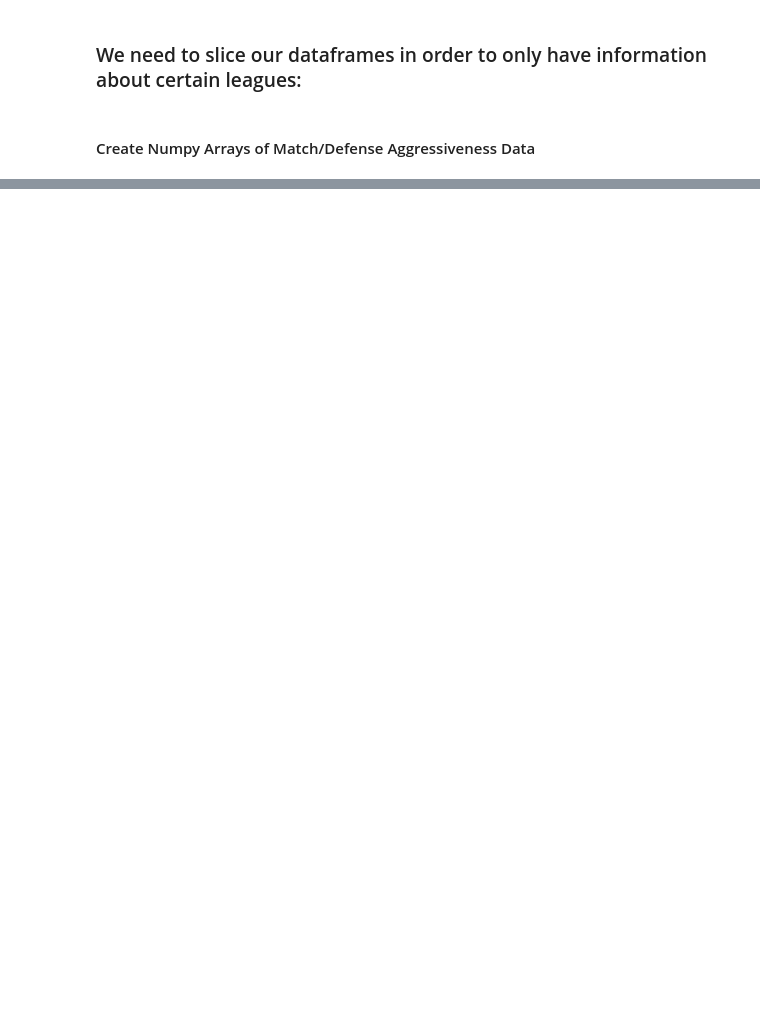
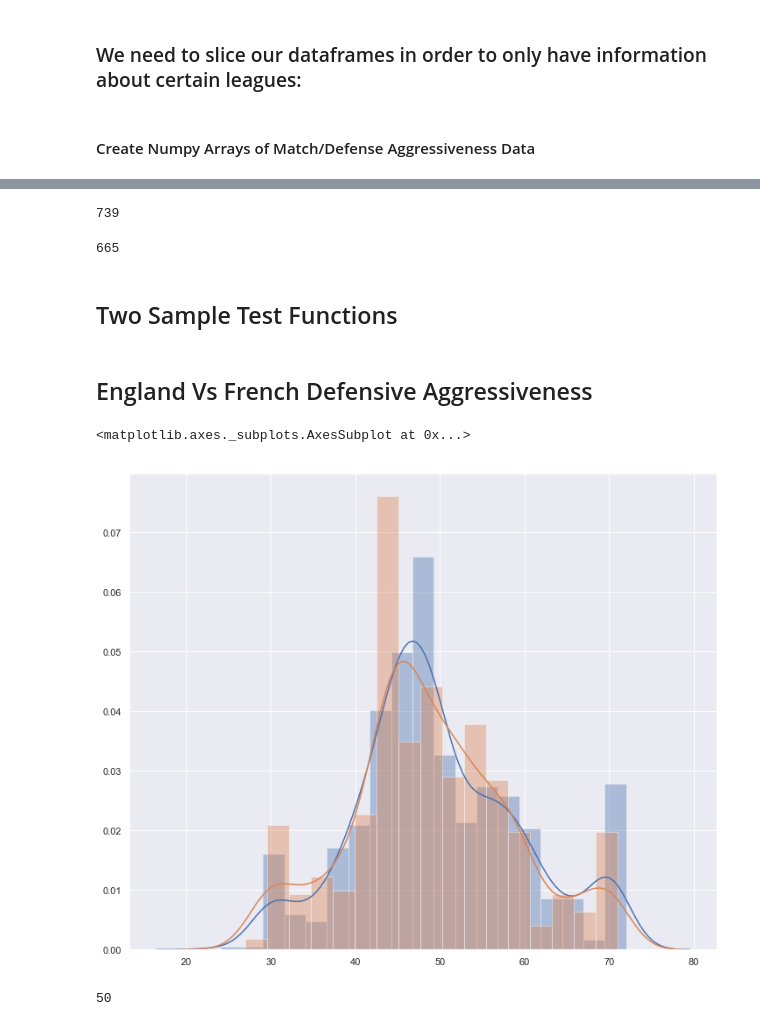
Before and after one commit to kevintheduu/european-soccer-hypothesis-testing, a Jupyter notebook: hyp_test_3.ipynb, the cells around one changed output, grey strips where cells are left out. Cells and saved outputs as stored; diff of their text form; code cells hidden in the pictures; blank space fills up the shorter version.

```diff
--- a/hyp_test_3.ipynb
+++ b/hyp_test_3.ipynb
@@ -281,2 +135,2 @@ match_league_team_df = match_df.merge(team_df, left_on='home_team_api_id', right
 # %%
-team_attrib_by_league = team_attrib_df.merge(match_league_df, left_on='team_api_id', right_on='home_team_api_id')
+team_attrib_by_league=team_attrib_df.join(match_league_df['name'], on='team_api_id', how='left')
@@ -296,4 +137,4 @@ team_attrib_by_league_home.T.head()
 # %%
-defense = team_attrib_by_league_home[['defenceaggression', 'team_api_id', 'name']]
-defense.head()
+defense = team_attrib_by_league[['defenceaggression', 'team_api_id', 'name']]
+defense['name'].value_counts()
 # %% [output]
@@ -307,9 +148,7 @@ defense.head()
 ### We need to slice our dataframes in order to only have information about certain leagues:
 # %%
 #swiss_d = defense.loc[defense['defenseaggression'], 'name' == 'Switzerland Super League']
-swiss_d = defense[defense['name'].str.contains("Switzerland")==True]
-belgium_d = defense[defense['name'].str.contains("Belgium")==True]
 english_d = defense[defense['name'].str.contains("England")==True]
-spanish_d = defense[defense['name'].str.contains("Spain")==True]
+french_d = defense[defense['name'].str.contains("France")==True]
 # %% [markdown]
 #### Create Numpy Arrays of Match/Defense Aggressiveness Data
@@ -524,0 +155,14 @@ Ttest_indResult(statistic=2.5188908490358553, pvalue=0.013390650158095783)
+# %%
+english_array_df = english_d['defenceaggression']
+english_array = np.array(english_array_df)
+len(english_array)
+# %% [output]
+739
+# %%
+french_array_df = french_d['defenceaggression']
+french_array = np.array(french_array_df)
+len(french_array)
+# %% [output]
+665
+# %% [markdown]
+## Two Sample Test Functions
@@ -524,0 +185,24 @@ Ttest_indResult(statistic=2.5188908490358553, pvalue=0.013390650158095783)
+# %% [markdown]
+## England Vs French Defensive Aggressiveness
+# %%
+sns.set(color_codes=True)
+sns.set(rc={'figure.figsize':(12,10)})
+sns.distplot(english_array) # Blue distribution
+sns.distplot(french_array) # Green distribution
+# %% [output]
+<matplotlib.axes._subplots.AxesSubplot at 0x...>
+[figure, added]
+# %%
+sample_means_english = []
+for _ in range(50):
+    sample_mean = np.random.choice(english_array,size=50).mean()
+    sample_means_english.append(sample_mean)
+len(sample_means_english)
+
+sample_means_french = []
+for _ in range(50):
+    sample_mean = np.random.choice(french_array,size=50).mean()
+    sample_means_french.append(sample_mean)
+len(sample_means_french)
+# %% [output]
+50
```
Also changed, not shown: parts of 72 cells of this notebook.
